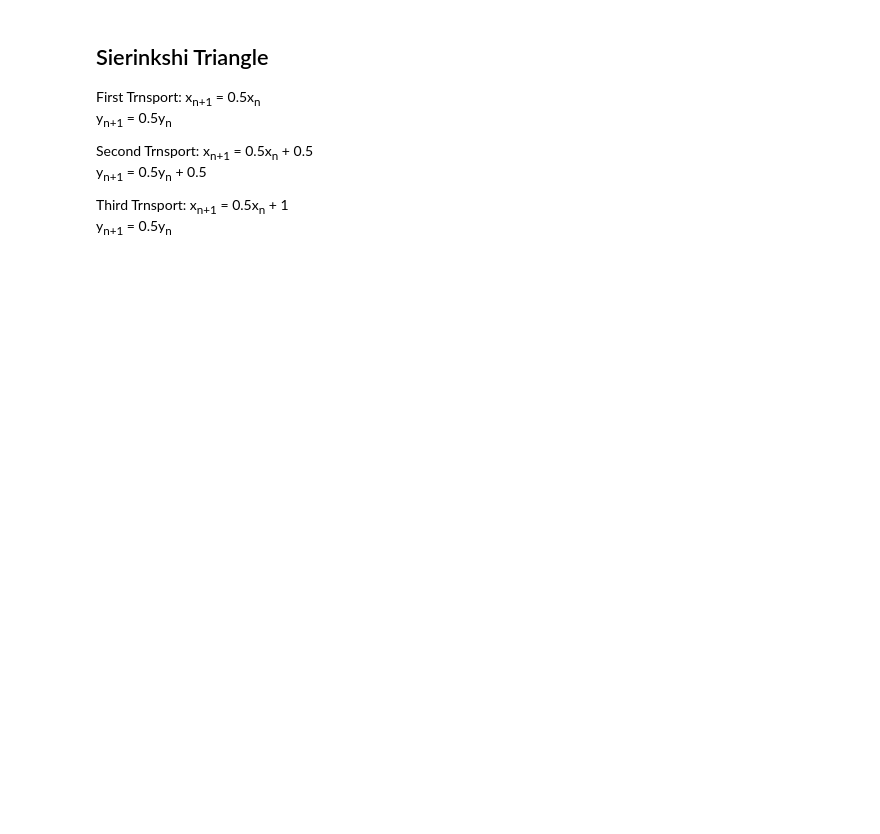
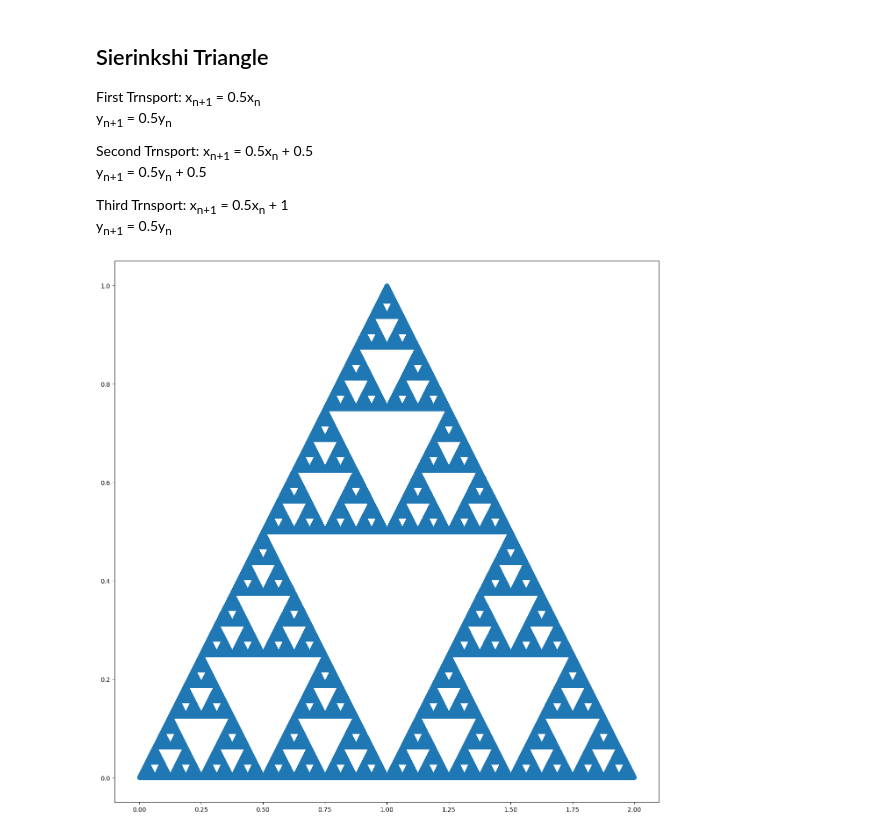
Before and after one commit to dilipkm007/PythonAdvance, a Jupyter notebook: MatPlotLib.ipynb, the cells around one changed output. Drawn from its saved outputs; the diff is of its cells as text; code cells hidden in the pictures; blank space fills up the shorter version.

```diff
--- a/MatPlotLib.ipynb
+++ b/MatPlotLib.ipynb
@@ -76,0 +99,20 @@ Third Trnsport: x<sub>n+1</sub> = 0.5x<sub>n</sub> + 1<br>y<sub>n+1</sub> = 0.5y
+# %%
+transformations = [trans_1, trans_2, trans_3]
+# %%
+a1 = [0]
+b1 = [0]
+a, b = 0, 0
+# %%
+
+for i in range(1000000):
+    trans = choice(transformations)
+    a, b = trans((a, b))
+    a1.append(a)
+    b1.append(b)
+# %%
+plt.rc('figure', figsize = (16, 16))
+# %%
+plt.plot(a1, b1, 'o')
+plt.savefig("SierinkshiTriangle .png")
+# %% [output]
+[figure, added]
```
Also changed, not shown: parts of 9 cells of this notebook, 2 other files.
